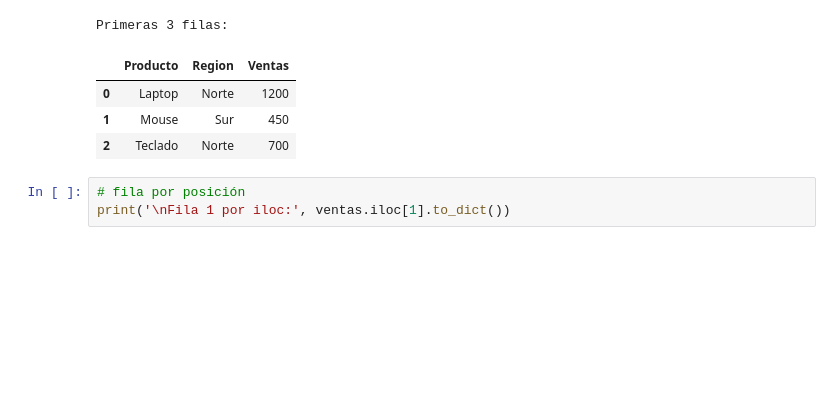
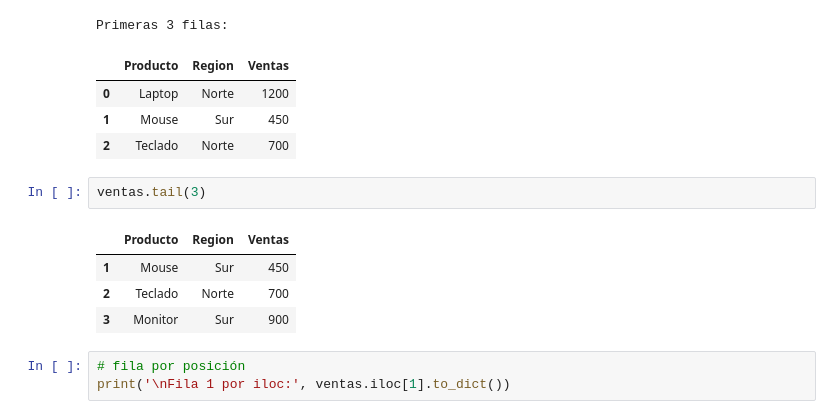
Before and after one commit to wdmompo/Curso-Py, a Jupyter notebook: Análisis y visualizacAnálisis y visualización de datos con Pythonión de datos con Python/02_Tratamiento_y_Manipulacion/Intro_Modulo2.ipynb, the cells around one changed output. Cells and saved outputs as stored; diff of their text form; blank space fills up the shorter version.

```diff
--- a/Análisis y visualizacAnálisis y visualización de datos con Pythonión de datos con Python/02_Tratamiento_y_Manipulacion/Intro_Modulo2.ipynb
+++ b/Análisis y visualizacAnálisis y visualización de datos con Pythonión de datos con Python/02_Tratamiento_y_Manipulacion/Intro_Modulo2.ipynb
@@ -222,6 +249,13 @@ Primeras 3 filas:
 | 0 | Laptop | Norte | 1200 |
 | 1 | Mouse | Sur | 450 |
 | 2 | Teclado | Norte | 700 |
+# %%
+ventas.tail(3)
+# %% [output]
+|  | Producto | Region | Ventas |
+| 1 | Mouse | Sur | 450 |
+| 2 | Teclado | Norte | 700 |
+| 3 | Monitor | Sur | 900 |
 # %%
 # fila por posición
 print('\nFila 1 por iloc:', ventas.iloc[1].to_dict())
```
Also changed, not shown: parts of 10 cells of this notebook, 2 other files.
